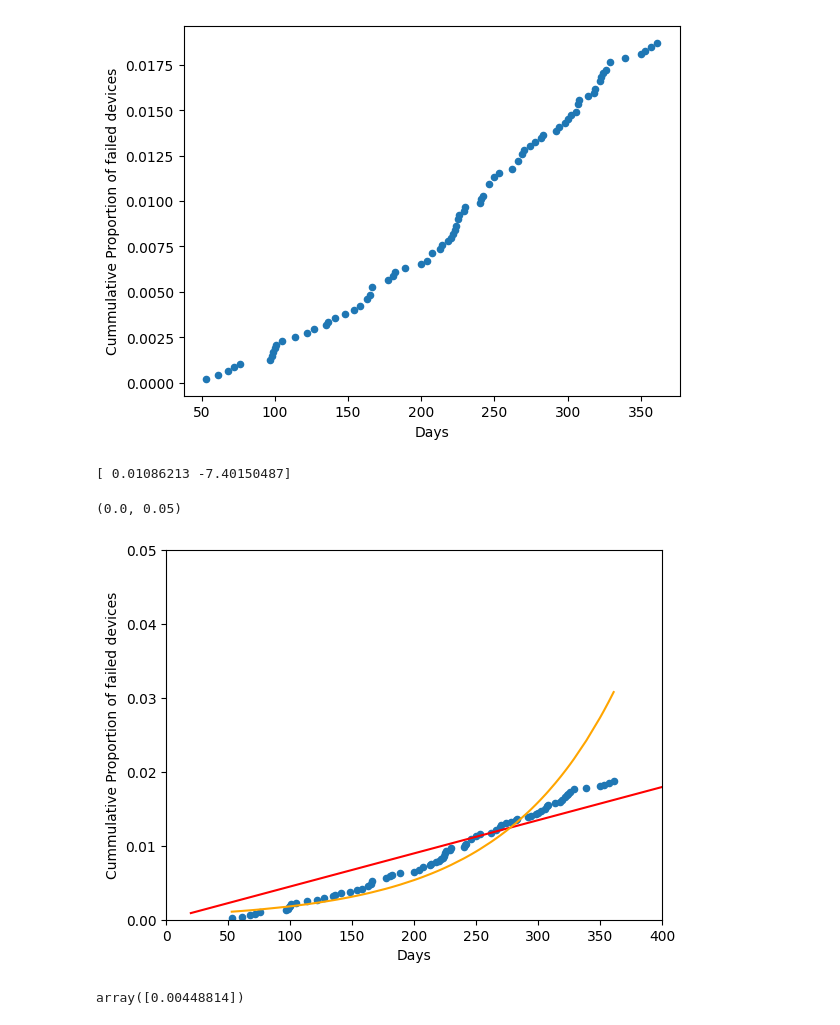
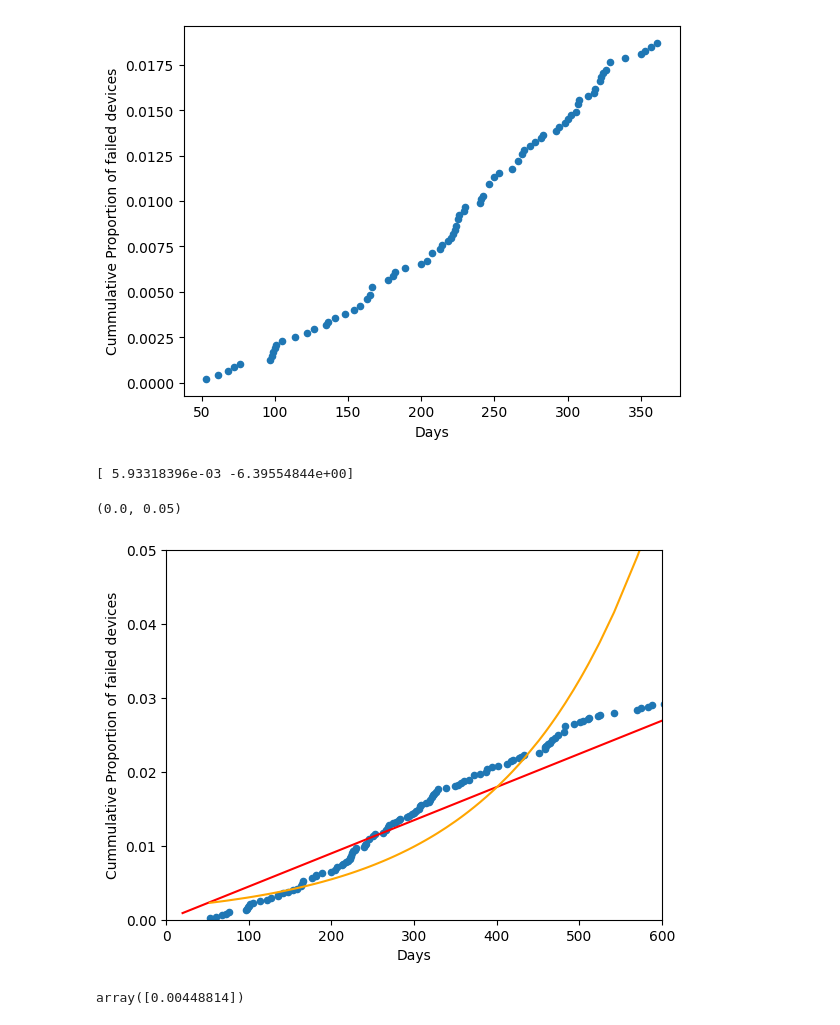
Before and after one commit to football3o/cs105_final, a Jupyter notebook: Final_Project.ipynb, the cells around one changed output. Saved outputs shown, nothing was run; the diff lists cells and outputs as text; code cells hidden in the pictures.

Commit message:
Added exponential and linear regression graphs to show variance from actual field failures.

```diff
--- a/Final_Project.ipynb
+++ b/Final_Project.ipynb
@@ -222,7 +222,8 @@ from sklearn.neighbors import KNeighborsClassifier
 X_train = fail_df_new_train[["Days"]]
 X_test = fail_df_new_test[["Days"]]
 y_train = fail_df_new_train["Cummulative Proportion of failed devices"]
-
+X_train2 = fail_df_new[["Days"]]
+y_train2 = fail_df_new["Cummulative Proportion of failed devices"]
 knn = KNeighborsClassifier(n_neighbors=5)
 
 model = LinearRegression(fit_intercept=False)
@@ -230,34 +231,34 @@ model.fit(X=X_train, y=y_train)
 model.predict(X=X_test)
 #knn.fit(X_train, y=y_train)
 
-exp_model = np.polyfit(X_train["Days"],np.log(y_train),1)
+exp_model = np.polyfit(X_train2["Days"],np.log(y_train2),1)
 print(exp_model)
-exp_y = np.exp(0.01086213 * fail_df_new_train["Days"]) * np.exp(-7.40150487)
+exp_y = np.exp(0.005933184 * fail_df_new["Days"]) * np.exp(-6.3955484378)
 # %% [output]
-[ 0.01086213 -7.40150487]
+[ 5.93318396e-03 -6.39554844e+00]
 # %%
 import numpy as np
 
 X_new = pd.DataFrame()
 # create a sequence of 200 evenly spaced numbers from 10 to 41
-X_new["Days"] = np.linspace(20, 400, num=200)
+X_new["Days"] = np.linspace(20, 600, num=200)
 
 # create a Series out of the predicted values
 # (trailing underscore indicates fitted values)
 y_new_ = pd.Series(
     model.predict(X_new), # y values in Series.plot.line()
     index=X_new["Days"]    # x values in Series.plot.line()
 )
 
 # plot the data, then the model
-fail_df_new_train.plot.scatter(x="Days", y="Cummulative Proportion of failed devices")
+fail_df_new.plot.scatter(x="Days", y="Cummulative Proportion of failed devices")
 y_new_.plot.line(color='red')
-plt.plot(fail_df_new_train["Days"], exp_y, color='orange', )
-plt.xlim(0,400)
+plt.plot(fail_df_new["Days"], exp_y, color='orange', )
+plt.xlim(0,600)
 plt.ylim(0,0.05)
 # %% [output]
 (0.0, 0.05)
-[figure, old version]
+[figure, new version]
 # %%
 model.coef_ * 100
 # %% [output]
```
Also changed, not shown: parts of 8 cells of this notebook.
